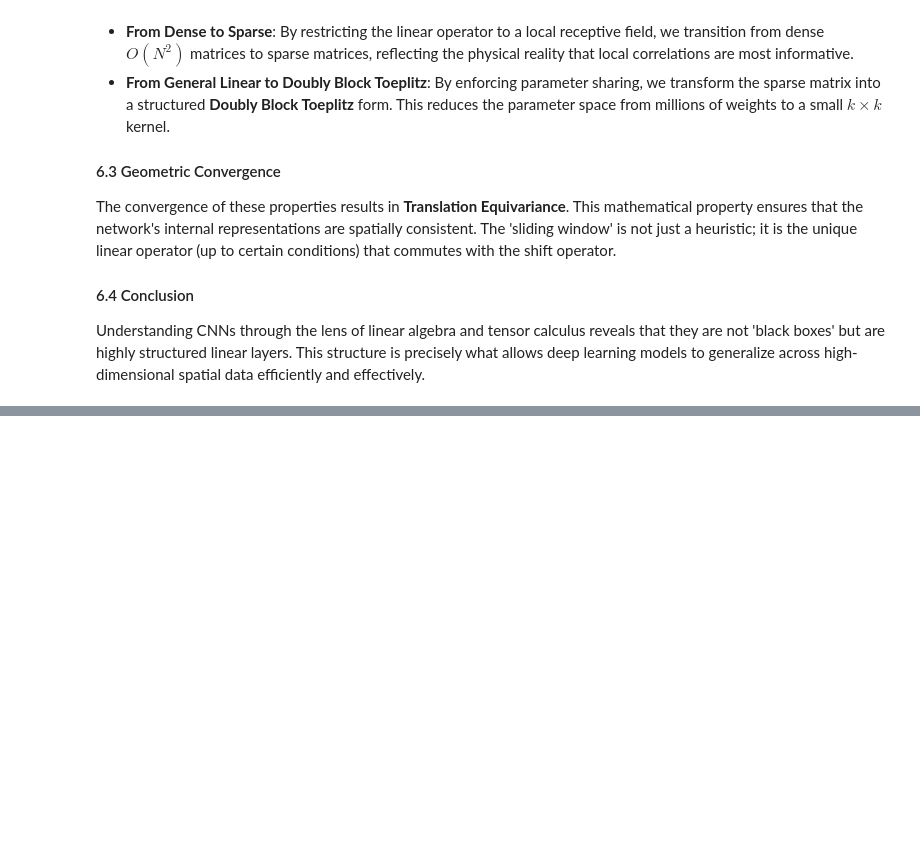
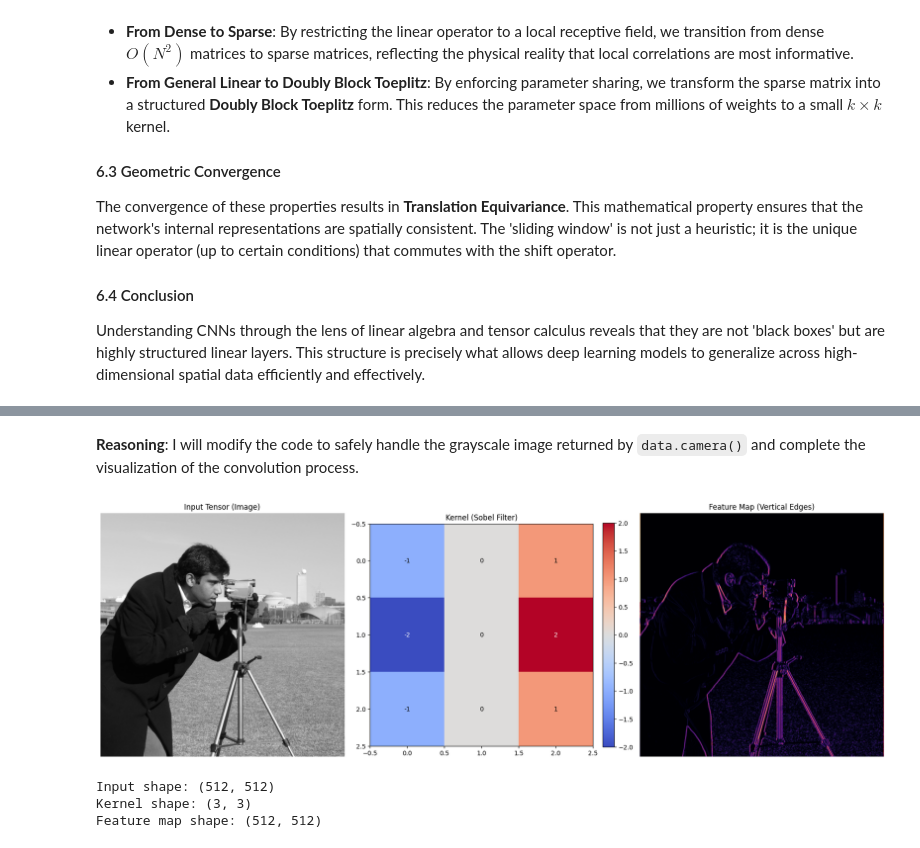
Before and after one commit to saiDan77/nn-from-scratch, a Jupyter notebook: CNN.ipynb, the cells around one changed output, grey strips where cells are left out. Cells and saved outputs as stored; diff of their text form; code cells hidden in the pictures; blank space fills up the shorter version.

```diff
--- a/CNN.ipynb
+++ b/CNN.ipynb
@@ -148,0 +297,63 @@ Understanding CNNs through the lens of linear algebra and tensor calculus reveal
+# %% [markdown]
+**Reasoning**:
+I will modify the code to safely handle the grayscale image returned by `data.camera()` and complete the visualization of the convolution process.
+# %%
+import numpy as np
+import matplotlib.pyplot as plt
+from scipy.signal import convolve2d
+from skimage import data, color
+
+# 1. Load a sample image
+# skimage.data.camera() typically returns a 2D grayscale array (512, 512)
+image_raw = data.camera()
+
+# Check if conversion is needed (rgb2gray expects 3 channels)
+if image_raw.ndim == 3:
+    image = color.rgb2gray(image_raw)
+else:
+    # Normalize grayscale image to [0, 1] range for consistency
+    image = image_raw / 255.0
+
+# 2. Define a Vertical Edge Detection Kernel (Sobel)
+kernel = np.array([[-1, 0, 1],
+                   [-2, 0, 2],
+                   [-1, 0, 1]])
+
+# 3. Perform 2D Convolution
+# Using 'same' mode to keep output dimensions consistent with input
+feature_map = convolve2d(image, kernel, mode='same')
+
+# 4. Visualization
+fig, axes = plt.subplots(1, 3, figsize=(18, 6))
+
+# Original Image
+axes[0].imshow(image, cmap='gray')
+axes[0].set_title('Input Tensor (Image)')
+axes[0].axis('off')
+
+# Kernel Visualization
+im_kernel = axes[1].imshow(kernel, cmap='coolwarm')
+axes[1].set_title('Kernel (Sobel Filter)')
+# Add text annotations for the kernel values
+for i in range(kernel.shape[0]):
+    for j in range(kernel.shape[1]):
+        axes[1].text(j, i, str(kernel[i, j]), ha='center', va='center', color='white' if abs(kernel[i,j]) > 1 else 'black')
+plt.colorbar(im_kernel, ax=axes[1], fraction=0.046, pad=0.04)
+
+# Resulting Feature Map
+# Use absolute value to highlight edges regardless of gradient direction
+axes[2].imshow(np.abs(feature_map), cmap='magma')
+axes[2].set_title('Feature Map (Vertical Edges)')
+axes[2].axis('off')
+
+plt.tight_layout()
+plt.show()
+
+print(f'Input shape: {image.shape}')
+print(f'Kernel shape: {kernel.shape}')
+print(f'Feature map shape: {feature_map.shape}')
+# %% [output]
+[figure, added]
+Input shape: (512, 512)
+Kernel shape: (3, 3)
+Feature map shape: (512, 512)
```
Also changed, not shown: parts of 27 cells of this notebook.
